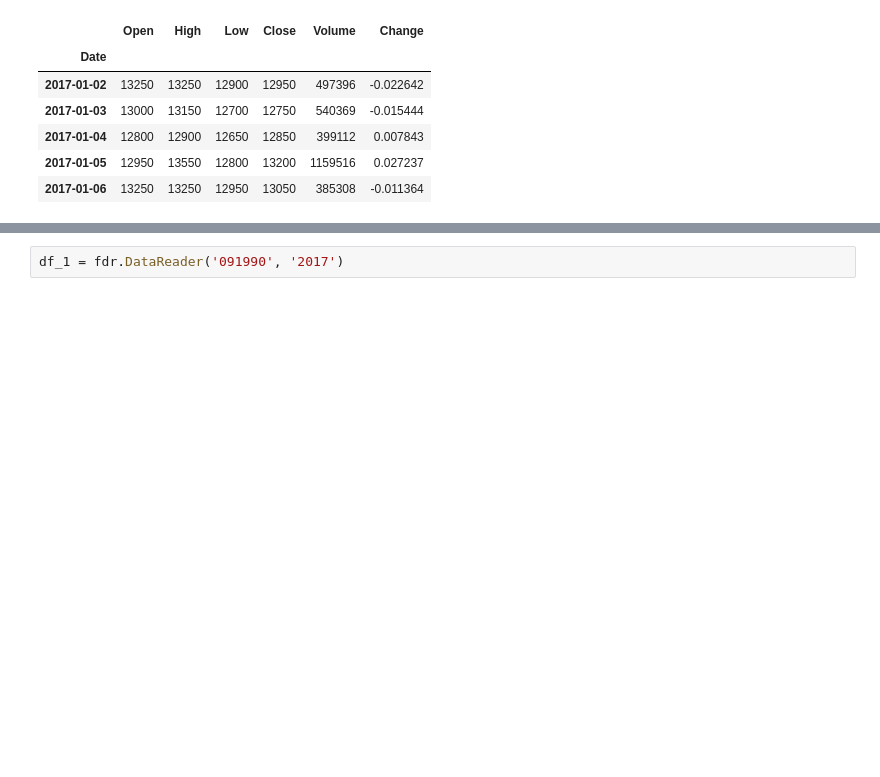
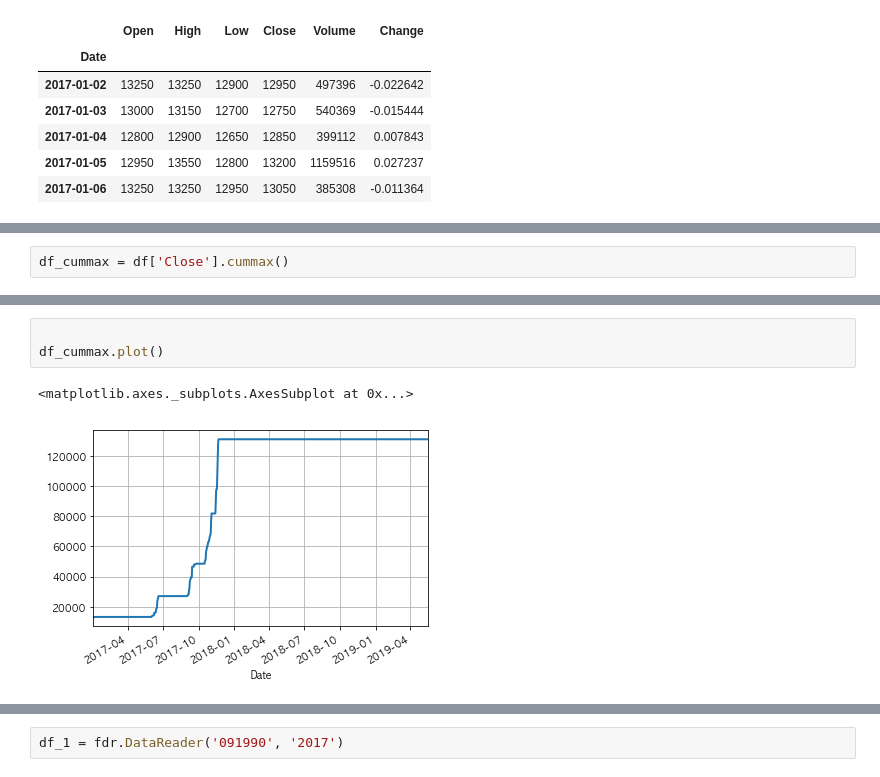
Before and after one commit to zerosum99/data_analysis, a Jupyter notebook: 실습자료/6장_3주식 가격정보 가져오기 .ipynb, the cells around one changed output, grey strips where cells are left out. Saved outputs shown, nothing was run; the diff lists cells and outputs as text; blank space fills up the shorter version.

```diff
--- a/실습자료/6장_3주식 가격정보 가져오기 .ipynb
+++ b/실습자료/6장_3주식 가격정보 가져오기 .ipynb
@@ -84,0 +97,2 @@ df['Close'].plot(figsize=(8,5))
+# %%
+df_cummax = df['Close'].cummax()
@@ -84,0 +129,6 @@ df['Close'].plot(figsize=(8,5))
+# %%
+
+df_cummax.plot()
+# %% [output]
+<matplotlib.axes._subplots.AxesSubplot at 0x...>
+[figure, added]
```
Also changed, not shown: parts of 43 cells of this notebook.
